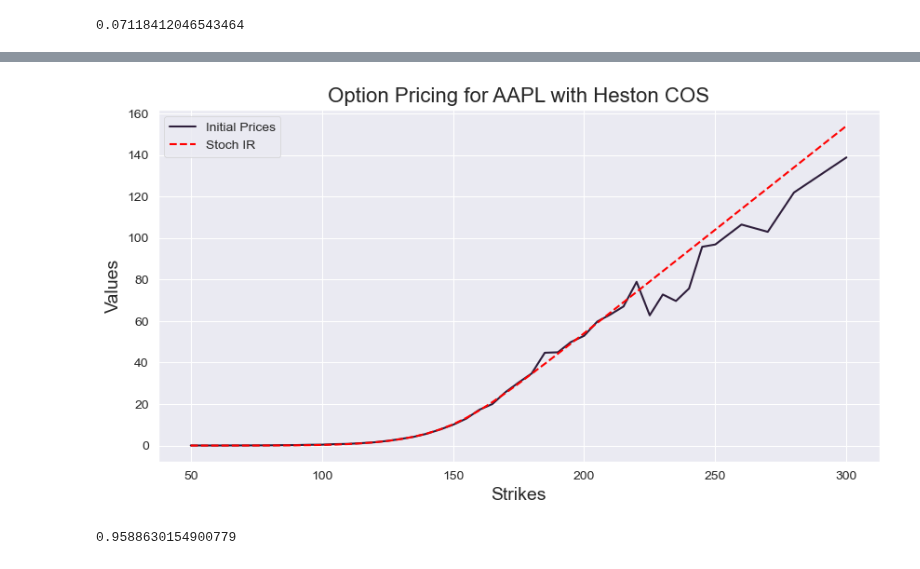
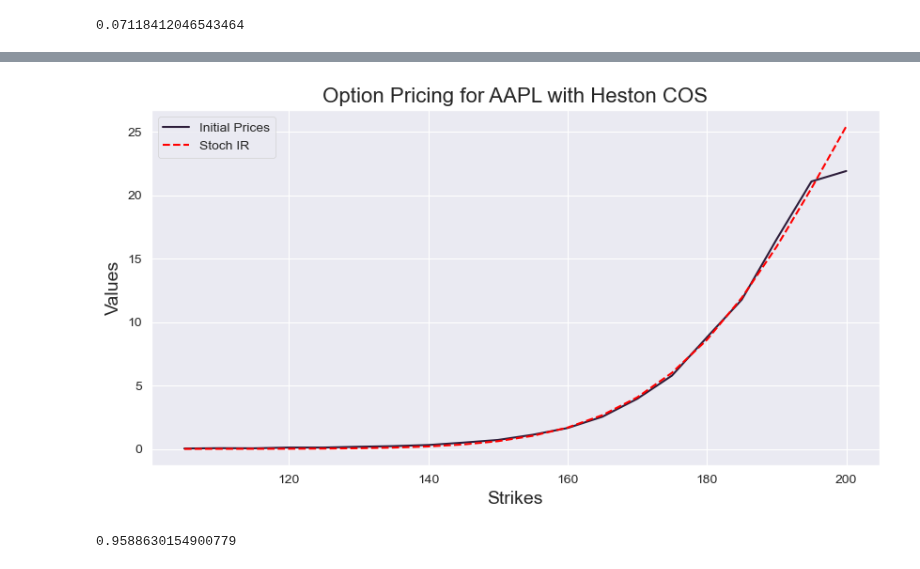
Before and after one commit to kirillzx/Generalized-Bates-model-draft, a Jupyter notebook: Calibrations/Calibration_Main_Puts.ipynb, the cells around one changed output, grey strips where cells are left out. Saved outputs shown, nothing was run; the diff lists cells and outputs as text; code cells hidden in the pictures.

```diff
--- a/Calibrations/Calibration_Main_Puts.ipynb
+++ b/Calibrations/Calibration_Main_Puts.ipynb
@@ -98,6 +98,6 @@ maturity
 # %% [output]
 59
 # %%
-# apple_option_calls = pd.read_csv('apple_option_put_may_06_2022.csv')
-# apple_strikes = apple_option_calls.loc[:, 'Strike']
-# apple_market_price = apple_option_calls.loc[:, 'Last Price']
+apple_option_calls = pd.read_csv('apple_option_put_may_06_2022.csv')
+apple_strikes = apple_option_calls.loc[:, 'Strike']
+apple_market_price = apple_option_calls.loc[:, 'Last Price']
@@ -104,9 +106,9 @@ maturity
 # %%
-# expr_date = datetime.strptime('May 06, 2022', '%B %d, %Y')
+expr_date = datetime.strptime('May 06, 2022', '%B %d, %Y')
 # %%
-# maturity = expr_date - datetime.strptime('April 10, 2022', '%B %d, %Y')
-# maturity = maturity.days/365.25
-# maturity
+maturity = expr_date - datetime.strptime('April 10, 2022', '%B %d, %Y')
+maturity = maturity.days/365.25
+maturity
 # %% [output]
 0.07118412046543464
 # %%
@@ -162,3 +164,3 @@ np.sqrt(params_heston_COS.fun)
 # %%
-r, kappa, gamma, vbar, v0, rho = params_heston_COS.x
+r_h, kappa_h, gamma_h, vbar_h, v0_h, rho_h = params_heston_COS.x
 # %%
@@ -560,53 +563,51 @@ def TargetValH1HW(CP,kappa,gamma,vBar,Rxr,Rxv,v0,eta,lambd,K,marketPrice,S0,T,P0
     value = errorVector
     return value
 
-def mainCalculation():
-    CP  = OptionType.PUT
-    global valCOS_H1HW
+
+CP  = OptionType.PUT
+# global valCOS_H1HW
 
 #     S0    = 174.62
-    S0 = s0
+S0 = s0
 
 
-    P0T = lambda T: np.exp(0.0012*T+0.0007)
+P0T = lambda T: np.exp(0.0012*T+0.0007)
 
-    N = 500
-    L = 10
+N = 500
+L = 10
 
 
-    T = maturity
+T = maturity
 
-    K = apple_strikes
-    referencePrice = apple_market_price
-    calibratedParms =  calibrationH1HW_Global(CP,K,referencePrice,S0,T,P0T)
+K = apple_strikes
+referencePrice = apple_market_price
+calibratedParms =  calibrationH1HW_Global(CP,K,referencePrice,S0,T,P0T)
 
-    gamma = calibratedParms.get('gamma')
-    vBar  = calibratedParms.get('vBar')
-    Rxv   = calibratedParms.get('Rxv')
-    v0    = calibratedParms.get('v0')
-    eta = calibratedParms.get('eta')
-    kappa = calibratedParms.get('kappa')
-    lambd = calibratedParms.get('lambda')
-    Rxr = calibratedParms.get('rxr')
-    errorH1HW = calibratedParms.get('ErrorFinal')
+gamma = calibratedParms.get('gamma')
+vBar  = calibratedParms.get('vBar')
+Rxv   = calibratedParms.get('Rxv')
+v0    = calibratedParms.get('v0')
+eta = calibratedParms.get('eta')
+kappa = calibratedParms.get('kappa')
+lambd = calibratedParms.get('lambda')
+Rxr = calibratedParms.get('rxr')
+errorH1HW = calibratedParms.get('ErrorFinal')
 
-    cf2 = ChFH1HWModel(P0T,lambd,eta,T,kappa,gamma,vBar,v0,Rxv, Rxr)
-    valCOS_H1HW = CallPutOptionPriceCOSMthd_StochIR(cf2, CP, S0, T, K, N, L,P0T(T))
+cf2 = ChFH1HWModel(P0T,lambd,eta,T,kappa,gamma,vBar,v0,Rxv, Rxr)
+valCOS_H1HW = CallPutOptionPriceCOSMthd_StochIR(cf2, CP, S0, T, K, N, L,P0T(T))
 
 
-    print("Optimal parameters for H1-HW are: gamma = {0:.3f}, vBar = {1:.3f}, Rxv = {2:.3f}, v0 = {3:.3f}".format(gamma,vBar,Rxv,v0))
-    print('Final error for H1HW = {0}'.format(round(errorH1HW, 9)))
+print("Optimal parameters for H1-HW are: gamma = {0:.3f}, vBar = {1:.3f}, Rxv = {2:.3f}, v0 = {3:.3f}".format(gamma,vBar,Rxv,v0))
+print('Final error for H1HW = {0}'.format(round(errorH1HW, 9)))
 
-    plt.subplots(figsize=(10, 5), dpi=100)
+plt.subplots(figsize=(10, 5), dpi=100)
 
-    plt.plot(K, apple_market_price, label='Initial Prices')
-    plt.plot(K, valCOS_H1HW, '--', color='red', label='Stoch IR')
+plt.plot(K, apple_market_price, label='Initial Prices')
+plt.plot(K, valCOS_H1HW, '--', color='red', label='Stoch IR')
 
-    plt.title('Option Pricing for AAPL with Heston COS', fontsize=16)
-    plt.xlabel('Strikes', fontsize=14)
-    plt.ylabel('Values', fontsize=14)
-    plt.legend()
-    plt.show()
-
-mainCalculation()
+plt.title('Option Pricing for AAPL with Heston COS', fontsize=16)
+plt.xlabel('Strikes', fontsize=14)
+plt.ylabel('Values', fontsize=14)
+plt.legend()
+plt.show()
 # %% [output]
@@ -615,4 +616,4 @@ Final error for H1HW = 46.76153971
-[figure, old version]
+[figure, new version]
 # %%
 def zcb_curve(tau, kr, mur, gammar, rt):
     p = np.sqrt(kr**2 + 2*gammar**2)
```
Also changed, not shown: parts of 52 cells of this notebook.
